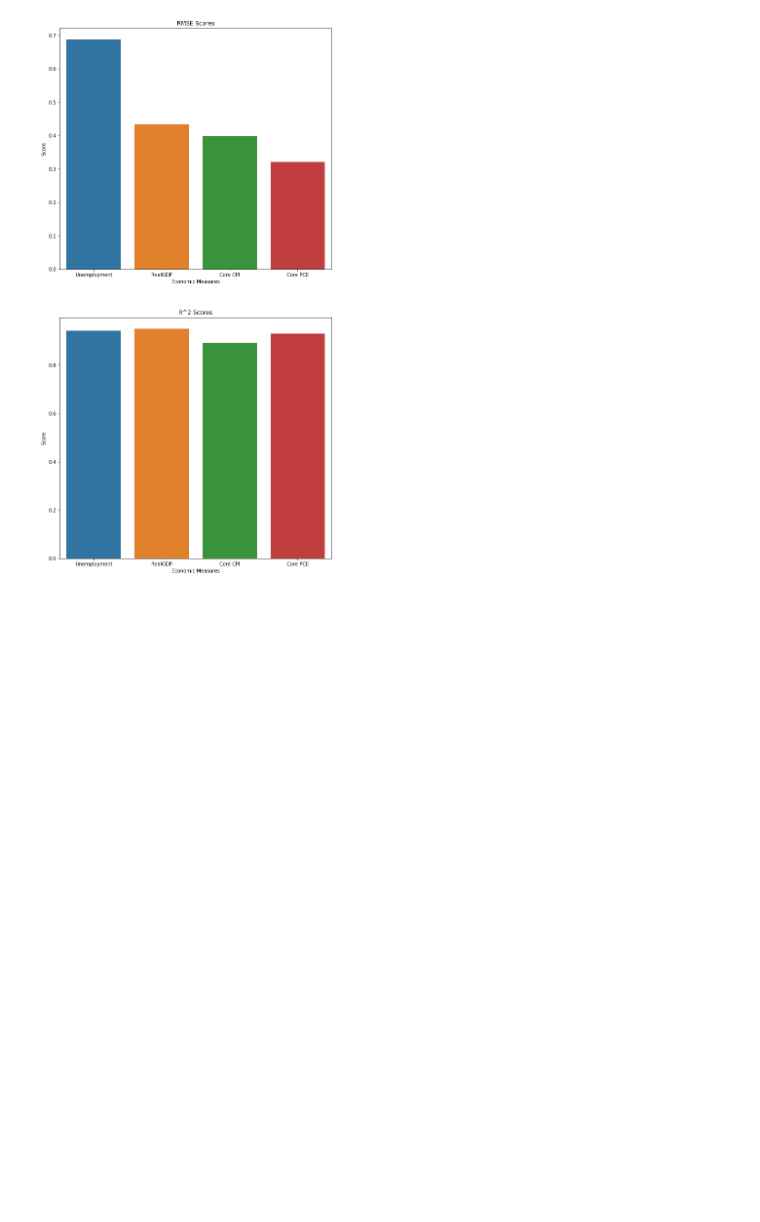
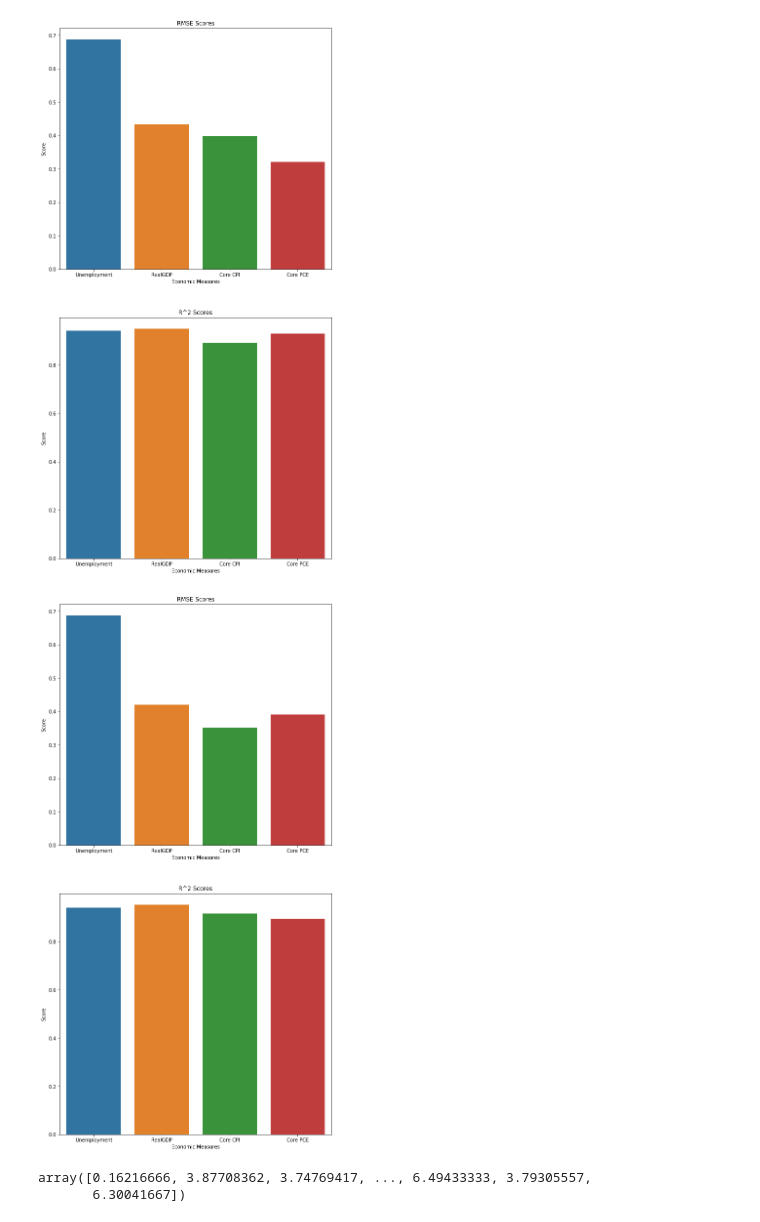
Before and after one commit to mbearw-berkeley/W210-Capstone, a Jupyter notebook: models/RegressionModel Class notebook.ipynb, the cells around one changed output. Cells and saved outputs as stored; diff of their text form; code cells hidden in the pictures; blank space fills up the shorter version.

```diff
--- a/models/RegressionModel Class notebook.ipynb
+++ b/models/RegressionModel Class notebook.ipynb
@@ -127,14 +136,20 @@ run_model(randomForest,"Unemployment")
 # %%
 class RegressionModel:
     measures = ["Unemployment","RealGDP","Core CPI","Core PCE"]
-    def __init__(self,model):
+    def __init__(self,name,model):
+        self.name = name
         self.model = model
         self.rmse_scores = []
         self.r2_scores = []
         self.validation = True
         self.store_scores()
+
+
     def set_validation(setting):
         self.validation=setting
+
+
+
     def store_scores(self):
         for measure in self.measures:
             if self.validation:
@@ -144,6 +159,7 @@ class RegressionModel:
             predictions = self.get_predictions(measure)
             self.rmse_scores.append(np.sqrt(np.mean((y_test-predictions)**2)))
             self.r2_scores.append(r2_score(y_test,predictions))
+
     def plot_scores(self):
         fig,axes = plt.subplots(2,1,figsize=(10,20))
         for i,score,s in zip([0,1],['RMSE Scores','R^2 Scores'],[self.rmse_scores,self.r2_scores]):
@@ -165,4 +181,12 @@ class RegressionModel:
             X_test,y_test = MeasureSplit(test,variable_name)
         self.model.fit(X_train,y_train)
         return self.model.predict(X_test)
+
+
+
+    def create_results(self):
+        data = {}
+        for measure in self.measures:
+            data[measure] = self.get_predictions(measure)
+        return pd.DataFrame(dict([ (self.name+" "+k,pd.Series(v)) for k,v in data.items()]))
 # %%
@@ -180,0 +205,11 @@ xgboost.plot_scores()
+# %%
+RF = RegressionModel("Random Forest" ,RandomForestRegressor())
+# %%
+RF.plot_scores()
+# %% [output]
+[figure, added]
+# %%
+RF.get_predictions("Unemployment")
+# %% [output]
+array([0.16216666, 3.87708362, 3.74769417, ..., 6.49433333, 3.79305557,
+       6.30041667])
```
Also changed, not shown: parts of 19 cells of this notebook, 1 other file.
